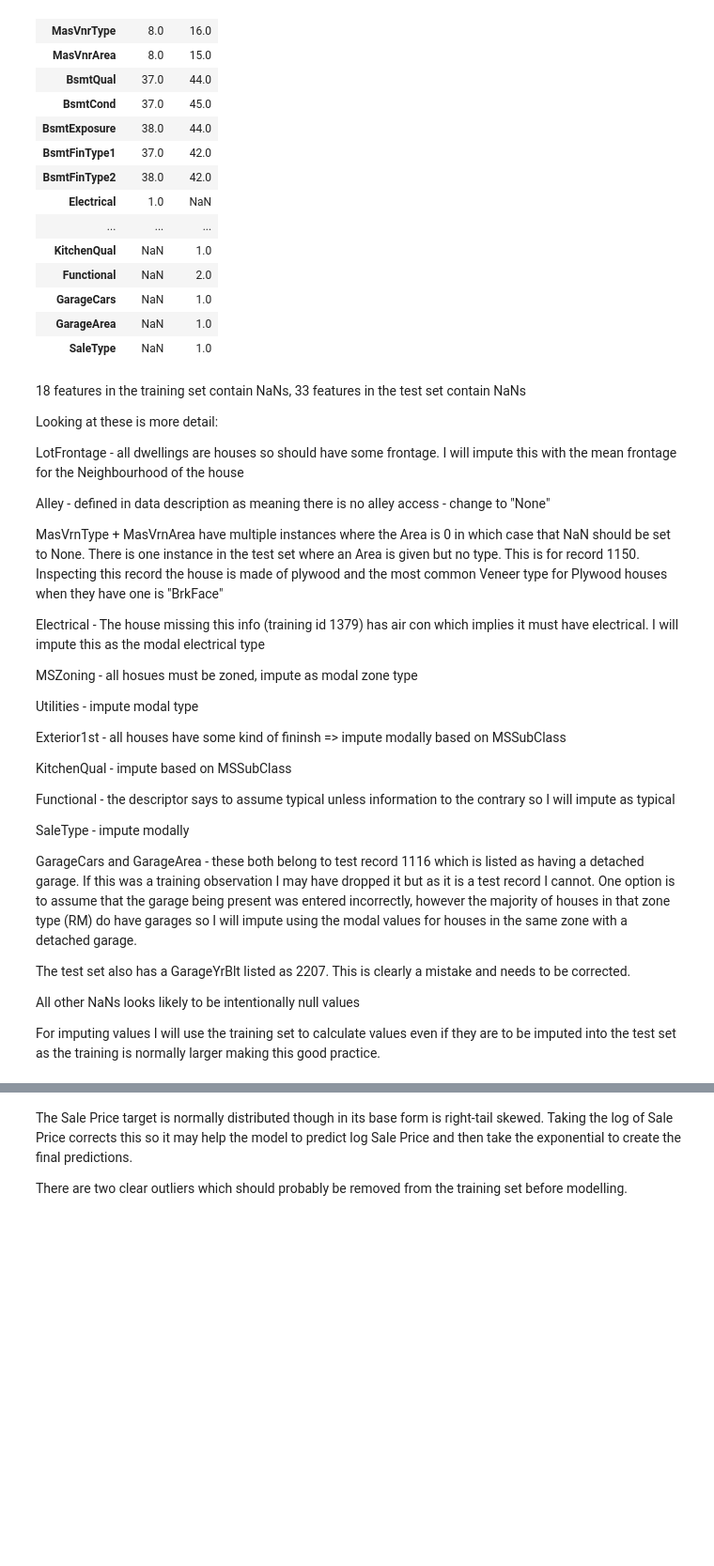
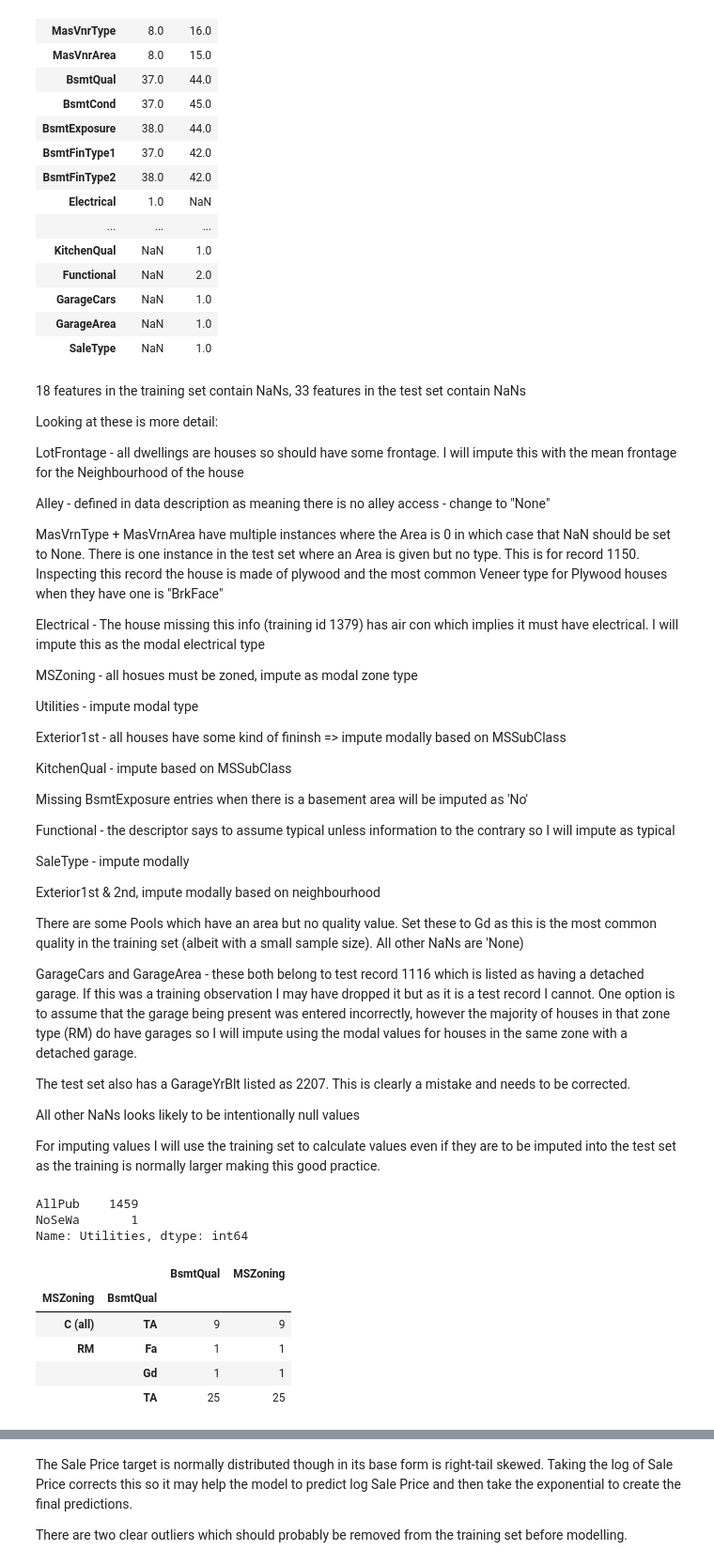
Before and after one commit to Ricksoc/Iowa-Housing, a Jupyter notebook: Kaggle Houses EDA and Munging.ipynb, the cells around one changed output, grey strips where cells are left out. Shown: that part at 94% size. Cells and saved outputs as stored; diff of their text form; code cells hidden in the pictures; blank space fills up the shorter version.

```diff
--- a/Kaggle Houses EDA and Munging.ipynb
+++ b/Kaggle Houses EDA and Munging.ipynb
@@ -102,9 +137,15 @@ Exterior1st - all houses have some kind of fininsh => impute modally based on MS
 
 KitchenQual - impute based on MSSubClass
 
+Missing BsmtExposure entries when there is a basement area will be imputed as 'No'
+
 Functional - the descriptor says to assume typical unless information to the contrary so I will impute as typical
 
 SaleType - impute modally
+
+Exterior1st & 2nd, impute modally based on neighbourhood
+
+There are some Pools which have an area but no quality value. Set these to Gd as this is the most common quality in the training set (albeit with a small sample size). All other NaNs are 'None)
 
 GarageCars and GarageArea - these both belong to test record 1116 which is listed as having a detached garage. If this was a training observation I may have dropped it but as it is a test record I cannot. One option is to assume that the garage being present was entered incorrectly, however the majority of houses in that zone type (RM) do have garages so I will impute using the modal values for houses in the same zone with a detached garage.
 
@@ -115,19 +156,26 @@ All other NaNs looks likely to be intentionally null values
 For imputing values I will use the training set to calculate values even if they are to be imputed into the test set as the training is normally larger making this good practice.
 # %%
 #Investigate missing Utilities observations
-# house_train['Utilities'].value_counts()
+house_train['Utilities'].value_counts()
 #Almost all houses have 'AllPub' utilities => fillna with this
+# %% [output]
+AllPub    1459
+NoSeWa       1
+Name: Utilities, dtype: int64
 # %%
 #Investigate missing BsmtQual values
-# display(house_test[(house_test['BsmtQual'].isna()) & (house_test['TotalBsmtSF']>0)])
-# house_train.loc[house_train['Neighborhood']=='IDOTRR'].groupby(['MSZoning','BsmtQual'])\
-# .agg({'BsmtQual':'count','MSZoning':'count'})
+house_test[(house_test['BsmtQual'].isna()) & (house_test['TotalBsmtSF']>0)]
+house_train.loc[house_train['Neighborhood']=='IDOTRR'].groupby(['MSZoning','BsmtQual'])\
+.agg({'BsmtQual':'count','MSZoning':'count'})
 
 #There are two values in the test set where there is a non-zero TotalBsmtSF area recorded but NA BsmtQual. Both houses
 #come from the same Neighbourhood and Zoning. Looking at the training set houses with these characteristics have TA BsmtQual
 #so I will impute as this.
 #All Bsmt qualitative values where BsmtArea = 0 can be set to None
-
-# house_train.loc[house_train['TotalBsmtSF']==0,['BsmtQual','BsmtCond','BsmtExposure','BsmtFinType1','BsmtFinType2']] = \
-# house_train.loc[house_train['TotalBsmtSF']==0,['BsmtQual','BsmtCond','BsmtExposure','BsmtFinType1','BsmtFinType2']].fillna('hello')
-# display(house_train.loc[house_train['TotalBsmtSF']==0,['BsmtQual','BsmtCond','BsmtExposure','BsmtFinType1','BsmtFinType2']])
+# %% [output]
+|  |  | BsmtQual | MSZoning |
+| MSZoning | BsmtQual |  |  |
+| C (all) | TA | 9 | 9 |
+| RM | Fa | 1 | 1 |
+|  | Gd | 1 | 1 |
+|  | TA | 25 | 25 |
```
Also changed, not shown: parts of 10 cells of this notebook.
